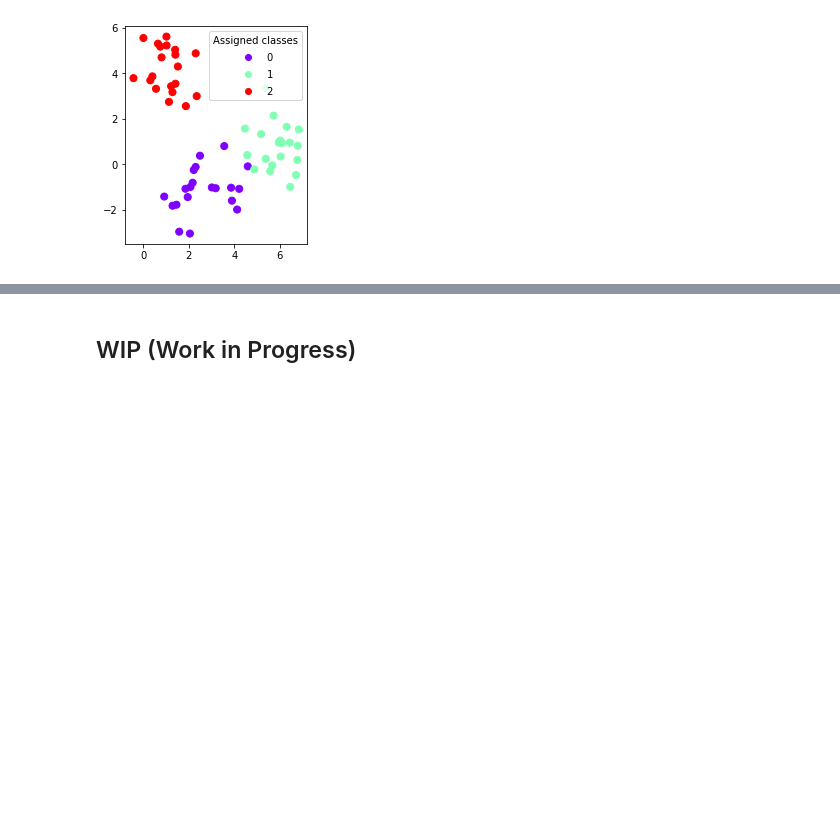
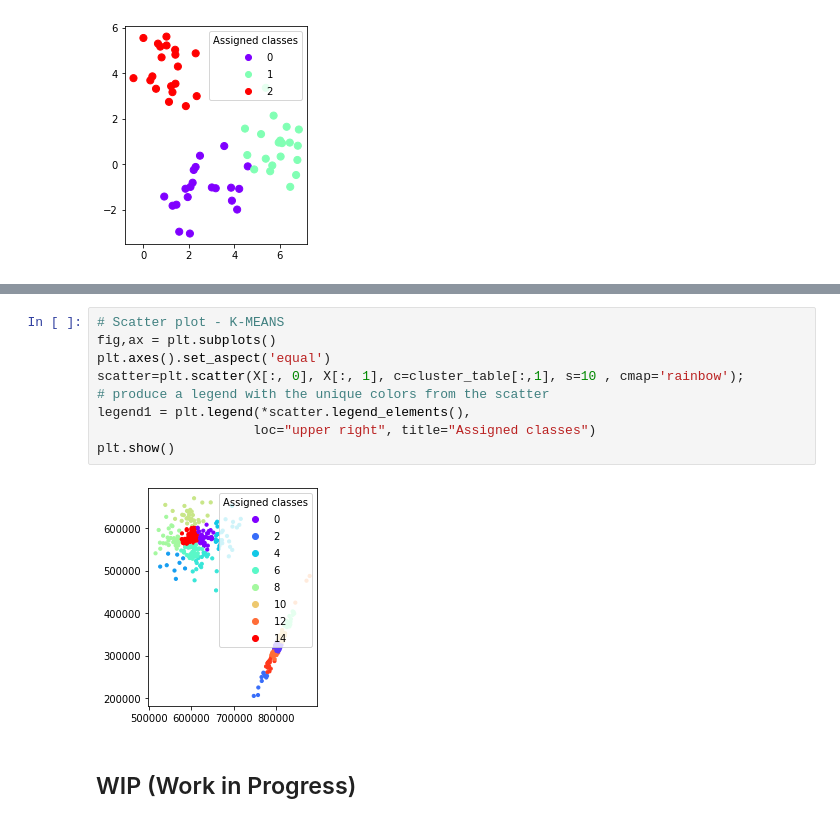
Before and after one commit to paparon96/Clustering, a Jupyter notebook: Aron_Distance_examples.ipynb, the cells around one changed output, grey strips where cells are left out. Cells and saved outputs as stored; diff of their text form; blank space fills up the shorter version.

```diff
--- a/Aron_Distance_examples.ipynb
+++ b/Aron_Distance_examples.ipynb
@@ -375,3 +450,14 @@ plt.show()
+# %%
+# Scatter plot - K-MEANS
+fig,ax = plt.subplots()
+plt.axes().set_aspect('equal')
+scatter=plt.scatter(X[:, 0], X[:, 1], c=cluster_table[:,1], s=10 , cmap='rainbow');
+# produce a legend with the unique colors from the scatter
+legend1 = plt.legend(*scatter.legend_elements(),
+                    loc="upper right", title="Assigned classes")
+plt.show()
+# %% [output]
+[figure, added]
 # %% [markdown]
 ## WIP (Work in Progress)
 # %%
```
Also changed, not shown: parts of 4 cells of this notebook, 3 other files.
